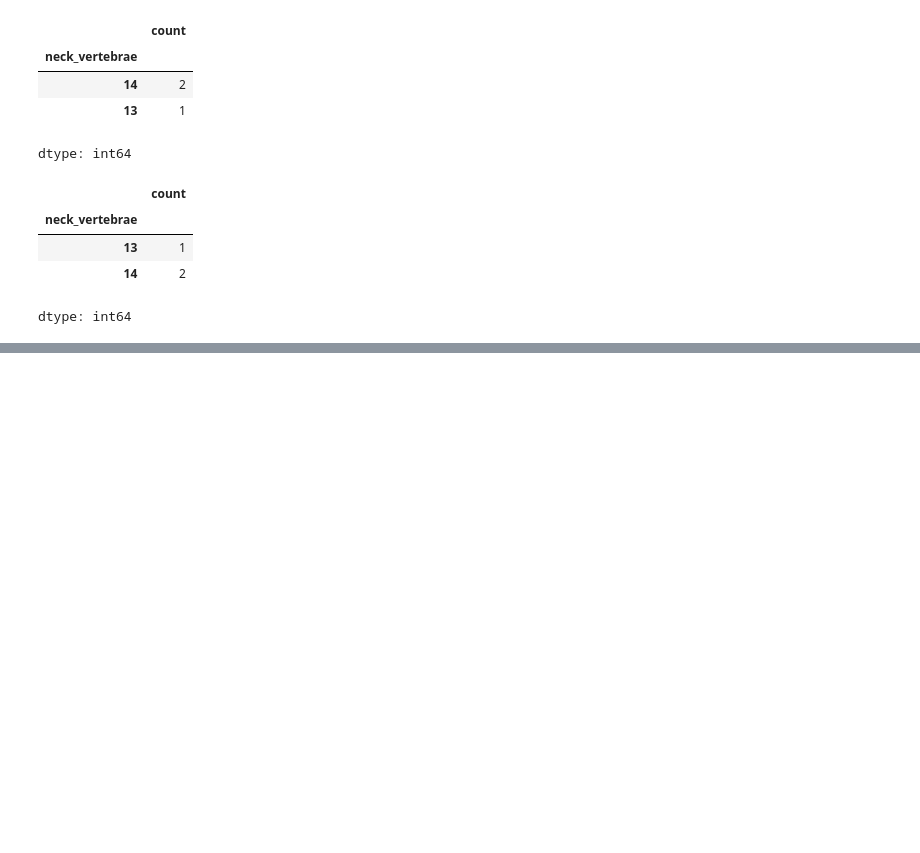
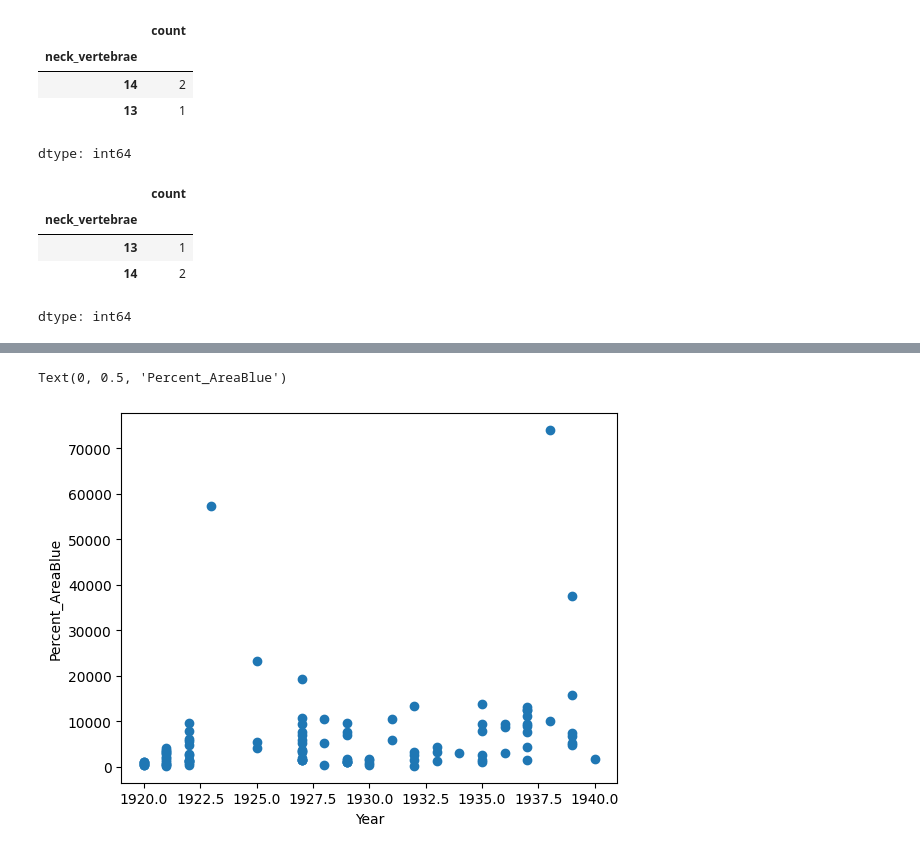
Before and after one commit to m-ony/mineria-de-datos, a Jupyter notebook: Minería_de_Datos.ipynb, the cells around one changed output, grey strips where cells are left out. Saved outputs shown, nothing was run; the diff lists cells and outputs as text; code cells hidden in the pictures; blank space fills up the shorter version.

```diff
--- a/Minería_de_Datos.ipynb
+++ b/Minería_de_Datos.ipynb
@@ -1896,0 +2012,3 @@ dtype: int64
+# %%
+area_por_pintura = df_Blue.groupby('painting_id')['Area'].sum().reset_index()
+area_por_pintura
@@ -1896,0 +2029,3 @@ dtype: int64
+# %%
+df = painting_info.merge(area_por_pintura, on='painting_id', how='left')
+df
@@ -1896,0 +2046,4 @@ dtype: int64
+# %%
+df['percent'] = df.eval('Area_x/Area_y * 100')
+df['percent'] = df['percent'].round(2)
+df
@@ -1896,0 +2064,3 @@ dtype: int64
+# %%
+df = df.dropna()
+df
@@ -1896,0 +2081,9 @@ dtype: int64
+# %%
+import matplotlib.pyplot as plt
+import matplotlib.patches as mpatches
+plt.scatter(df['year'], df['percent'])
+plt.xlabel('Year')
+plt.ylabel('Percent_AreaBlue')
+# %% [output]
+Text(0, 0.5, 'Percent_AreaBlue')
+[figure, added]
```
Also changed, not shown: parts of 12 cells of this notebook.
